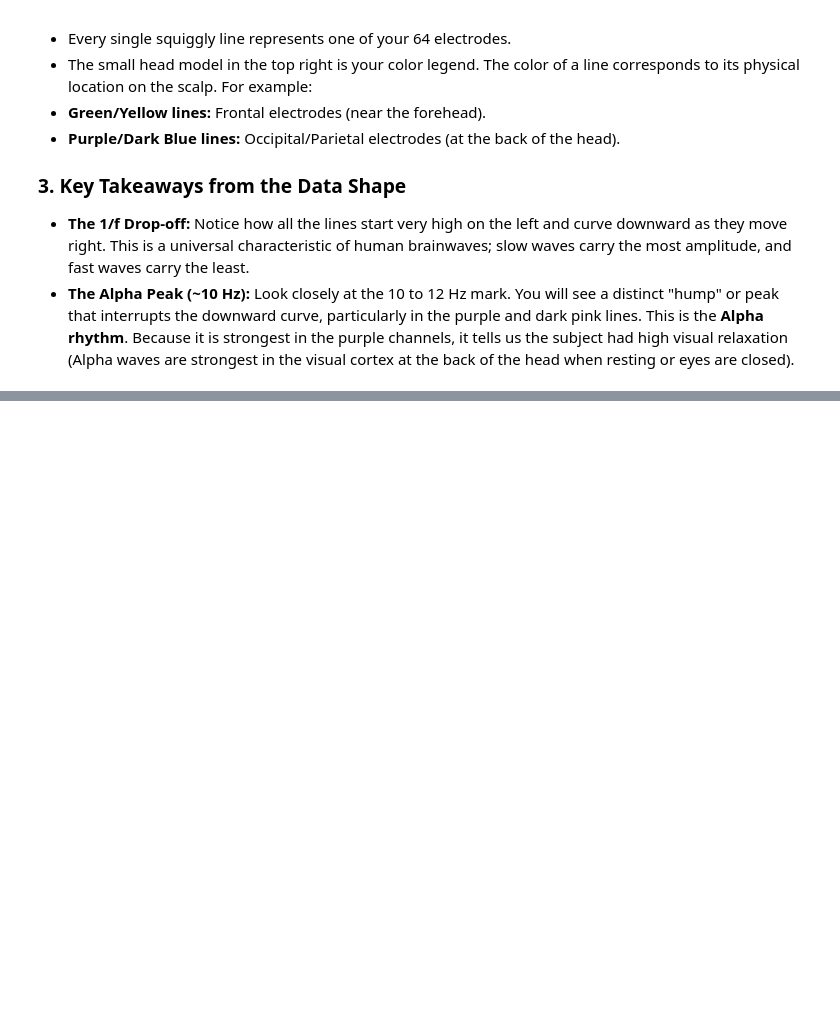
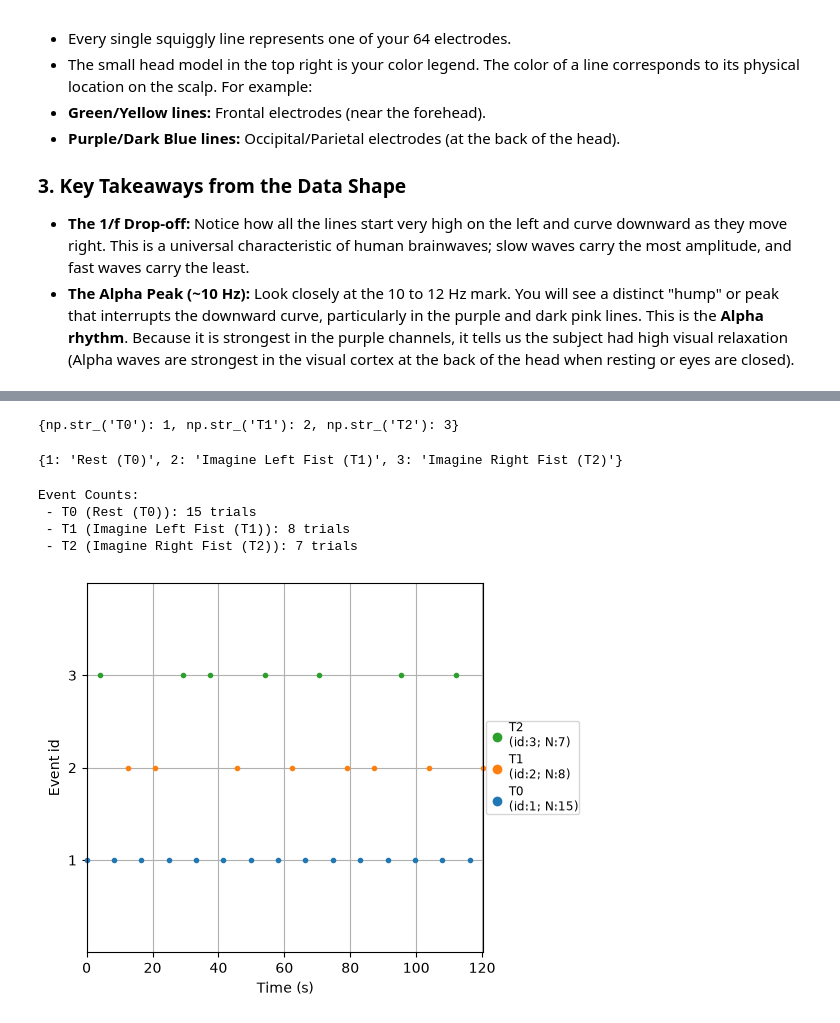
Before and after one commit to Alexvc23/Total-Perspective-Vortex, a Jupyter notebook: doc/test.ipynb, the cells around one changed output, grey strips where cells are left out. Drawn from its saved outputs; the diff is of its cells as text; code cells hidden in the pictures; blank space fills up the shorter version.

```diff
--- a/doc/test.ipynb
+++ b/doc/test.ipynb
@@ -458,0 +445,22 @@ plt.show()
+# %%
+
+# 1. Define the hierarchy level: Subject 1, Run 4 (Motor Imagery)
+SUBJECT_ID = 1
+RUN_ID = 4  # Task: Motor Imagery (Left vs Right Fist)
+
+# 2. Path to our local data store
+DATA_PATH = "./mne_data/MNE-eegbci-data/files/eegmmidb/1.0.0"
+
+# 3. Load the data using the custom project transformer logic
+raw = load_eeg_data(subject_id=SUBJECT_ID, run_id=RUN_ID, base_path=DATA_PATH)
+
+# 4. Display macro-level metadata
+print("-" * 30)
+print(f"Hierarchical Level: Subject {SUBJECT_ID}, Run {RUN_ID}")
+print(f"Total Duration: {raw.times[-1]:.2f} seconds")
+print(f"Sampling Frequency: {raw.info['sfreq']} Hz")
+print(f"Number of Channels: {len(raw.ch_names)}")
+print("-" * 30)
+
+# Briefly peek at the mne.Info object for full metadata verification
+raw.info
@@ -458,0 +498,7 @@ plt.show()
+# %%
+from misc import extract_and_map_events
+import matplotlib.pyplot as plt
+
+# 1. Extract and map the events
+# event_descriptions uses integer codes (1, 2, 3) as keys
+events, event_dict, event_descriptions = extract_and_map_events(raw, RUN_ID)
@@ -458,0 +554,34 @@ plt.show()
+# %%
+event_dict
+# %% [output]
+{np.str_('T0'): 1, np.str_('T1'): 2, np.str_('T2'): 3}
+# %%
+event_descriptions
+# %% [output]
+{1: 'Rest (T0)', 2: 'Imagine Left Fist (T1)', 3: 'Imagine Right Fist (T2)'}
+# %%
+
+# 2. Print event counts for verification
+print("Event Counts:")
+# iterate throught the event dictionary (key: label)
+for label, event_id in event_dict.items():
+    count = (events[:, 2] == event_id).sum()
+    # Fixed: Use integer event_id as key for event_descriptions
+    print(f" - {label} ({event_descriptions[event_id]}): {count} trials")
+# %% [output]
+Event Counts:
+ - T0 (Rest (T0)): 15 trials
+ - T1 (Imagine Left Fist (T1)): 8 trials
+ - T2 (Imagine Right Fist (T2)): 7 trials
+# %%
+
+# 3. Plot the event timeline
+fig_events = mne.viz.plot_events(
+    events,
+    sfreq=raw.info['sfreq'],
+    first_samp=raw.first_samp,
+    event_id=event_dict,
+    # title=f"Event Timeline - Subject {SUBJECT_ID}, Run {RUN_ID}"
+)
+# %% [output]
+[figure, added]
```
Also changed, not shown: parts of 17 cells of this notebook.
